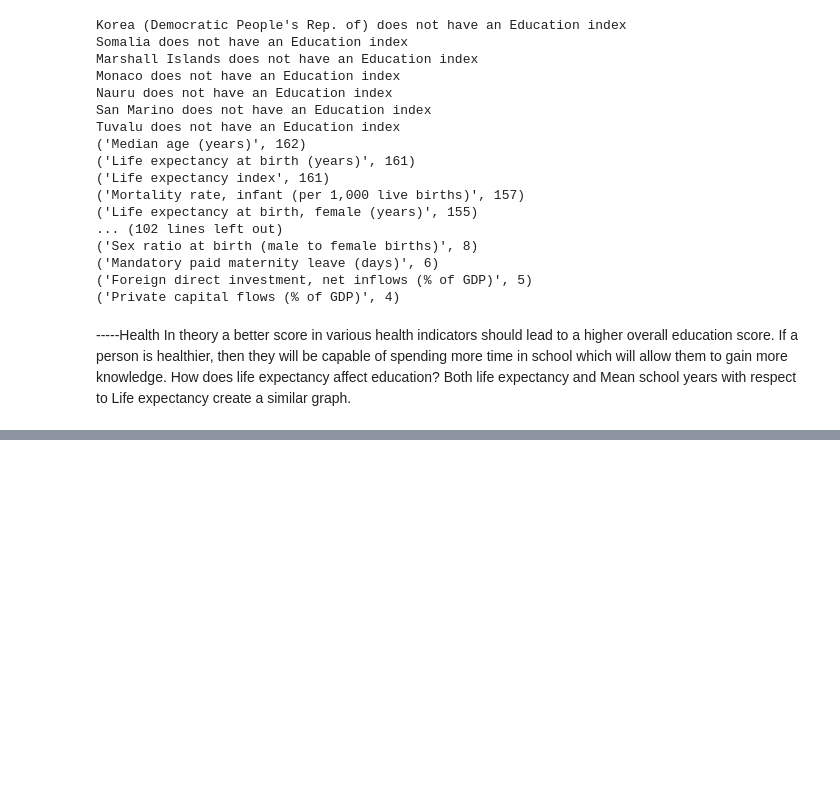
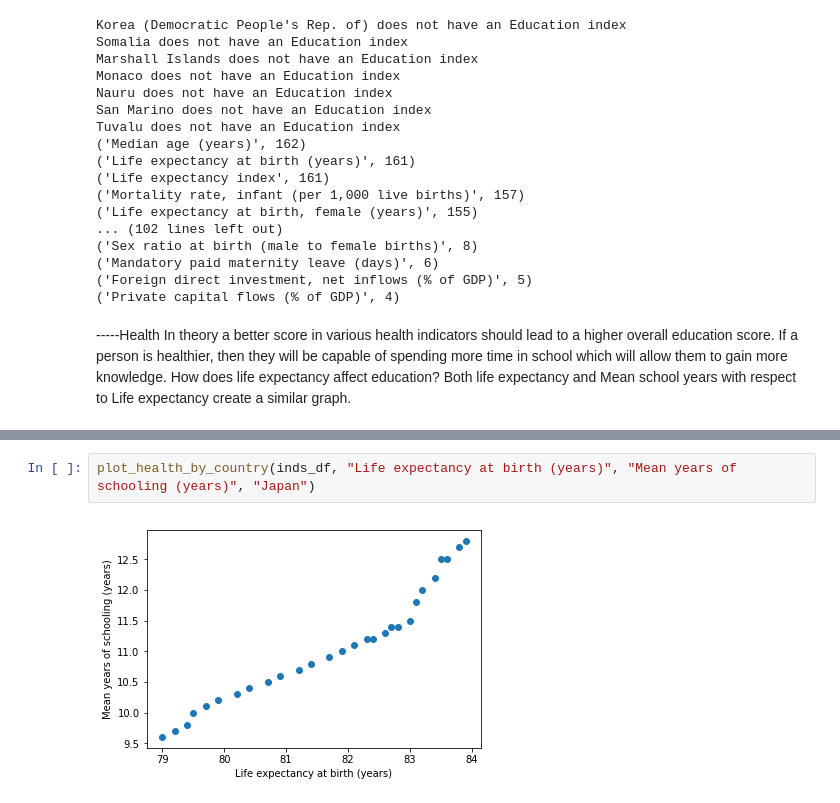
Before and after one commit to chc5/education-indicator-analysis, a Jupyter notebook: education_analysis.ipynb, the cells around one changed output, grey strips where cells are left out. Saved outputs shown, nothing was run; the diff lists cells and outputs as text; blank space fills up the shorter version.

```diff
--- a/education_analysis.ipynb
+++ b/education_analysis.ipynb
@@ -333 +369,5 @@ plot_health(inds_df)
+# %%
+plot_health_by_country(inds_df, "Life expectancy at birth (years)", "Mean years of schooling (years)", "Japan")
+# %% [output]
+[figure, added]
 # %%
```
Also changed, not shown: parts of 10 cells of this notebook.
